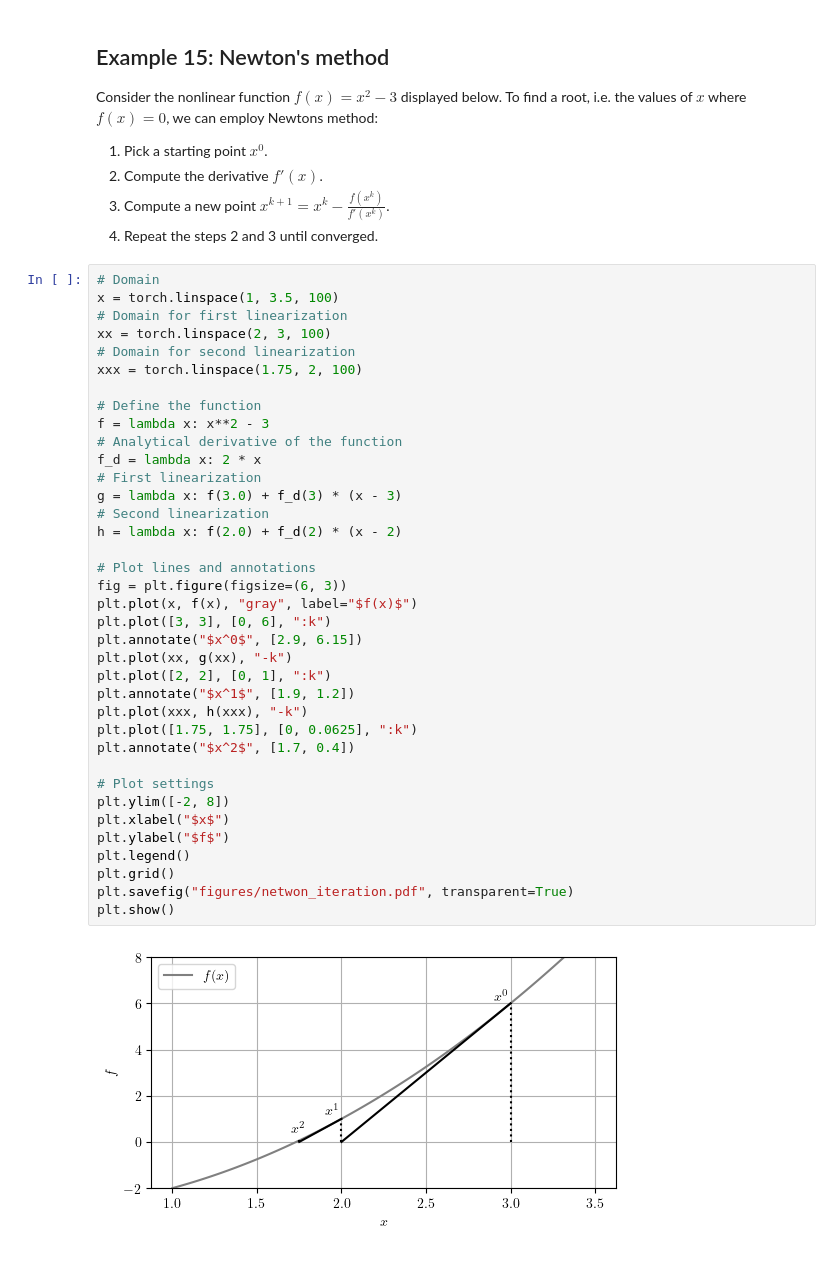
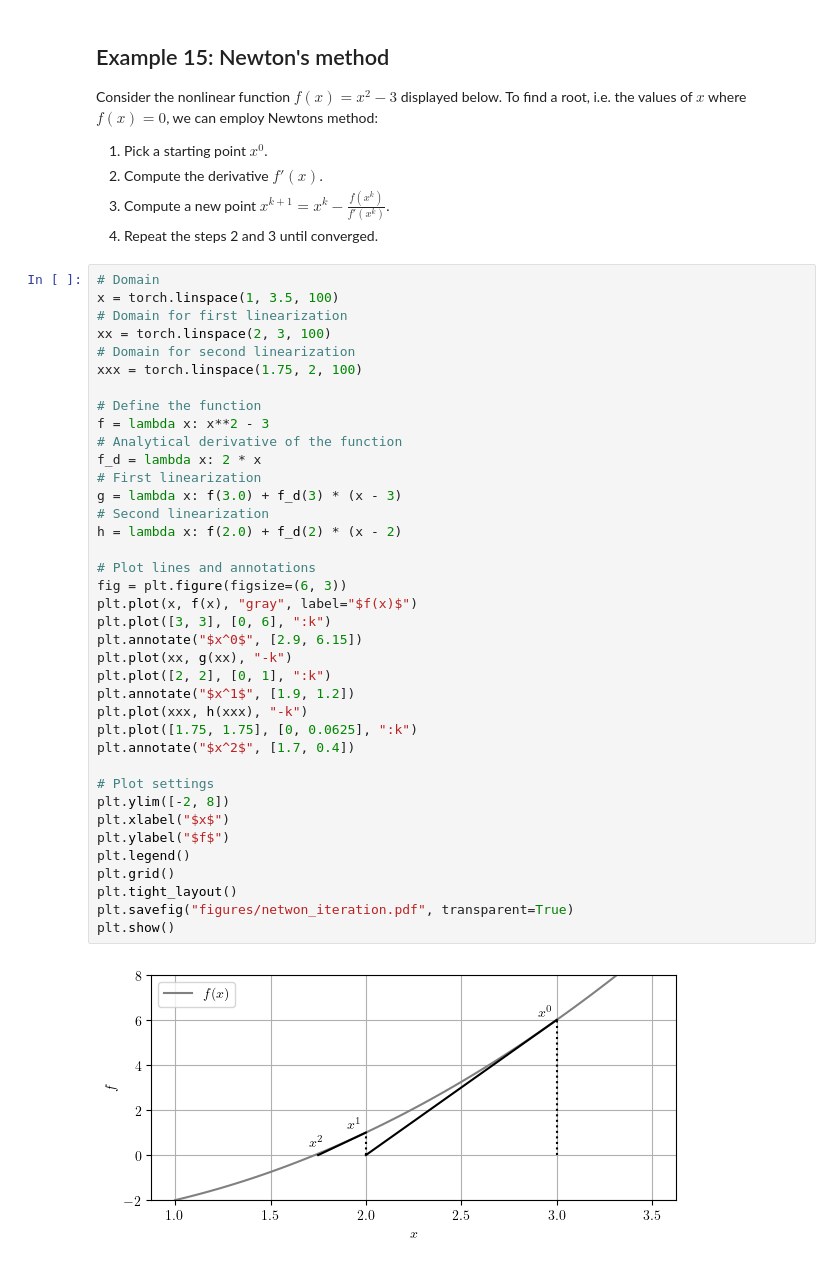
Before and after one commit to meyer-nils/structural_optimization, a Jupyter notebook: lecture_02_unconstrained_optimization.ipynb, the cells around one changed output. Drawn from its saved outputs; the diff is of its cells as text.

```diff
--- a/lecture_02_unconstrained_optimization.ipynb
+++ b/lecture_02_unconstrained_optimization.ipynb
@@ -160,31 +163,32 @@ xxx = torch.linspace(1.75, 2, 100)
 # Define the function
 f = lambda x: x**2 - 3
 # Analytical derivative of the function
 f_d = lambda x: 2 * x
 # First linearization
 g = lambda x: f(3.0) + f_d(3) * (x - 3)
 # Second linearization
 h = lambda x: f(2.0) + f_d(2) * (x - 2)
 
 # Plot lines and annotations
 fig = plt.figure(figsize=(6, 3))
 plt.plot(x, f(x), "gray", label="$f(x)$")
 plt.plot([3, 3], [0, 6], ":k")
 plt.annotate("$x^0$", [2.9, 6.15])
 plt.plot(xx, g(xx), "-k")
 plt.plot([2, 2], [0, 1], ":k")
 plt.annotate("$x^1$", [1.9, 1.2])
 plt.plot(xxx, h(xxx), "-k")
 plt.plot([1.75, 1.75], [0, 0.0625], ":k")
 plt.annotate("$x^2$", [1.7, 0.4])
 
 # Plot settings
 plt.ylim([-2, 8])
 plt.xlabel("$x$")
 plt.ylabel("$f$")
 plt.legend()
 plt.grid()
+plt.tight_layout()
 plt.savefig("figures/netwon_iteration.pdf", transparent=True)
 plt.show()
 # %% [output]
-[figure, old version]
+[figure, new version]
```
Also changed, not shown: parts of 3 cells of this notebook.
